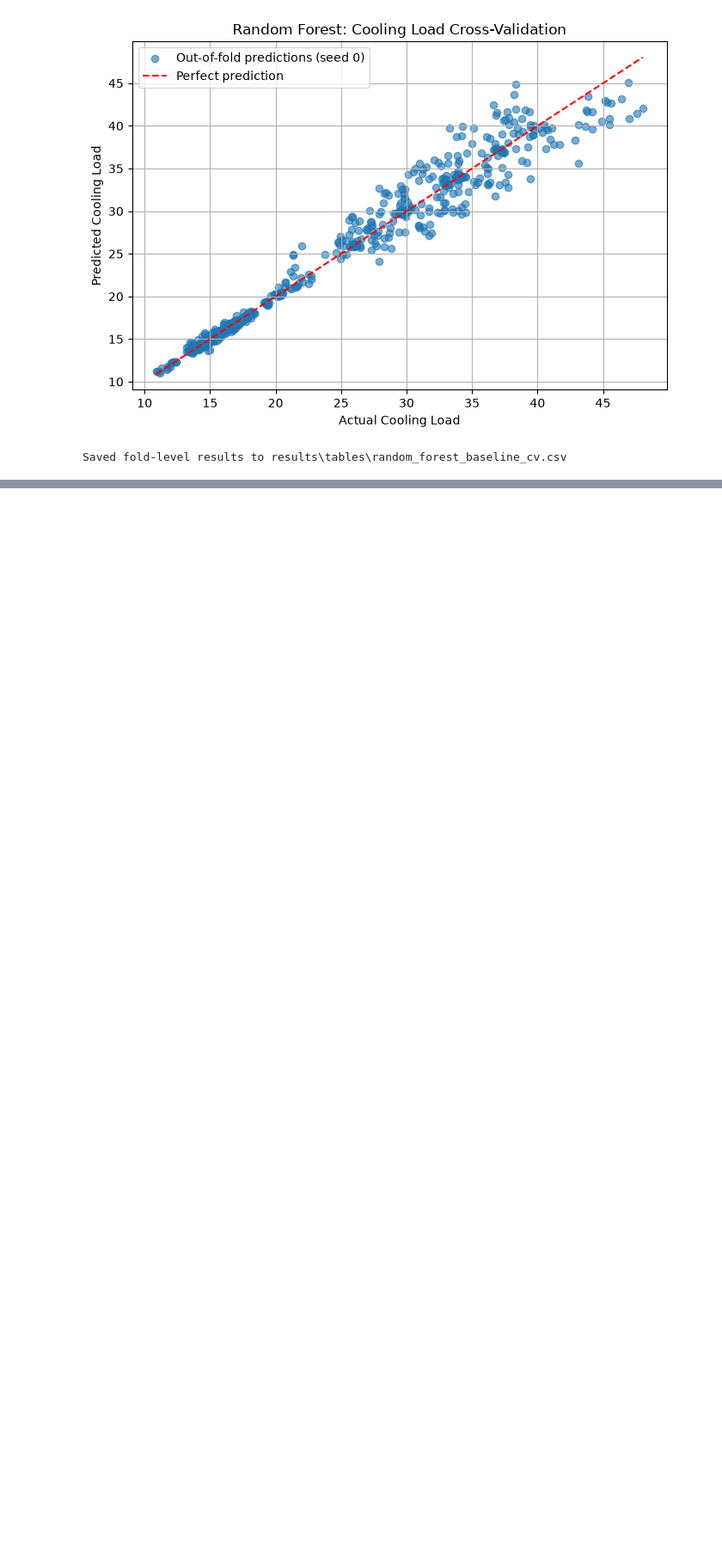
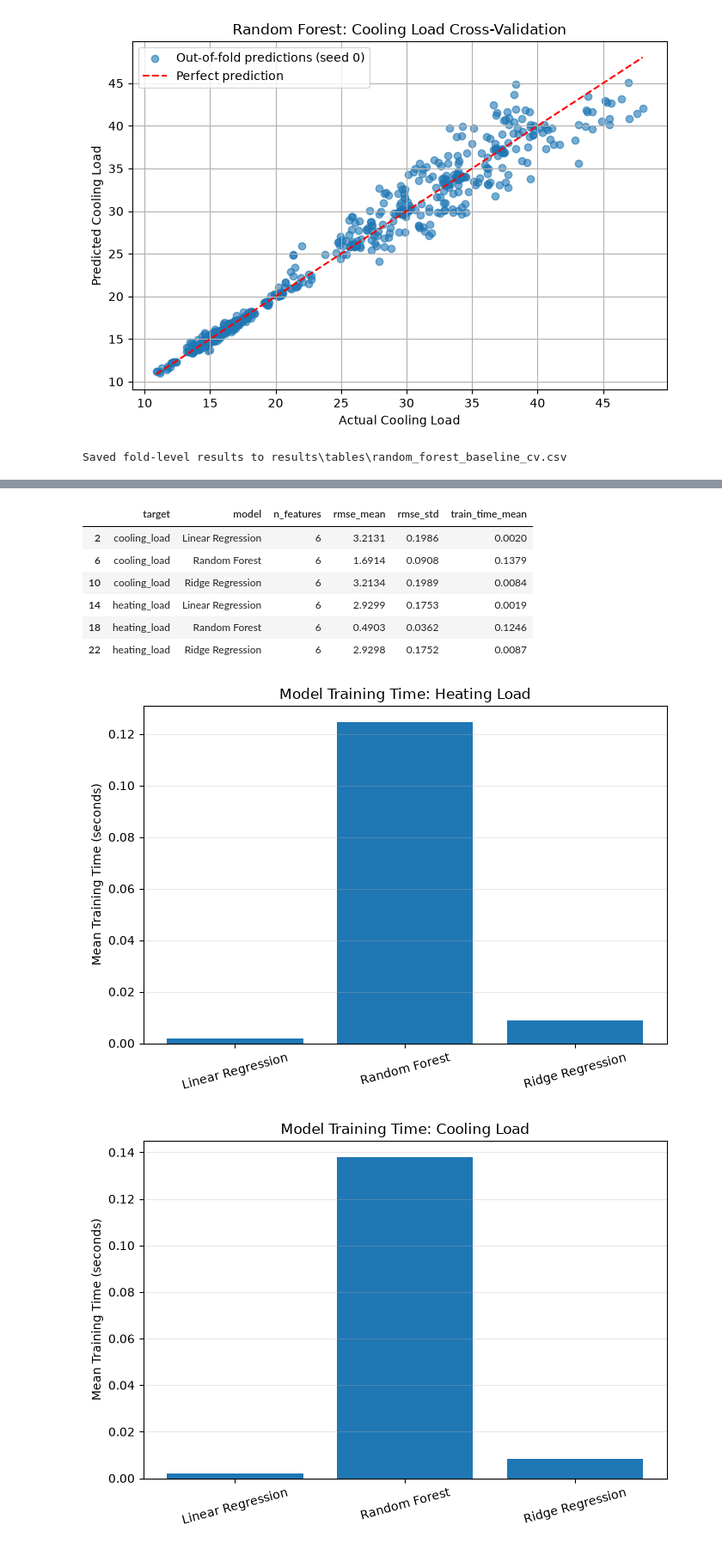
Before and after one commit to jacob-baker25/eleg405-energy-load-prediction, a Jupyter notebook: notebooks/03_random_forest_nate.ipynb, the cells around one changed output, grey strips where cells are left out. Shown at 86% size. Cells and saved outputs as stored; diff of their text form; code cells hidden in the pictures; blank space fills up the shorter version.

```diff
--- a/notebooks/03_random_forest_nate.ipynb
+++ b/notebooks/03_random_forest_nate.ipynb
@@ -214,0 +776,63 @@ Saved fold-level results to results\tables\random_forest_baseline_cv.csv
+# %%
+# Checkpoint 2 - Computational Performance Comparison
+
+# Compare models using six selected features
+timing_comparison = comparison_summary[
+    comparison_summary["n_features"] == 6
+].copy()
+
+timing_comparison = timing_comparison[
+    [
+        "target",
+        "model",
+        "n_features",
+        "rmse_mean",
+        "rmse_std",
+        "train_time_mean"
+    ]
+]
+
+print("Computational Performance Comparison:")
+display(timing_comparison.round(4))
+
+timing_comparison.to_csv(
+    tables_dir / "checkpoint2_timing_comparison.csv",
+    index=False
+)
+
+# Create computational performance figures
+for target in TARGET_COLUMNS:
+
+    target_results = timing_comparison[
+        timing_comparison["target"] == target
+    ].copy()
+
+    fig, ax = plt.subplots(figsize=(7, 5))
+
+    ax.bar(
+        target_results["model"],
+        target_results["train_time_mean"]
+    )
+
+    display_name = target.replace("_", " ").title()
+
+    ax.set(
+        ylabel="Mean Training Time (seconds)",
+        title=f"Model Training Time: {display_name}"
+    )
+
+    ax.tick_params(axis="x", rotation=15)
+    ax.grid(axis="y", alpha=0.3)
+
+    fig.tight_layout()
+
+    fig.savefig(
+        figures_dir / f"checkpoint2_{target}_training_time.png",
+        dpi=300,
+        bbox_inches="tight"
+    )
+
+    plt.show()
+
+print("Computational performance analysis completed.")
+# %% [output]
@@ -214,0 +840,9 @@ Saved fold-level results to results\tables\random_forest_baseline_cv.csv
+|  | target | model | n_features | rmse_mean | rmse_std | train_time_mean |
+| 2 | cooling_load | Linear Regression | 6 | 3.2131 | 0.1986 | 0.0020 |
+| 6 | cooling_load | Random Forest | 6 | 1.6914 | 0.0908 | 0.1379 |
+| 10 | cooling_load | Ridge Regression | 6 | 3.2134 | 0.1989 | 0.0084 |
+| 14 | heating_load | Linear Regression | 6 | 2.9299 | 0.1753 | 0.0019 |
+| 18 | heating_load | Random Forest | 6 | 0.4903 | 0.0362 | 0.1246 |
+| 22 | heating_load | Ridge Regression | 6 | 2.9298 | 0.1752 | 0.0087 |
+[figure, added]
+[figure, added]
```
Also changed, not shown: parts of 20 cells of this notebook, 19 other files.
